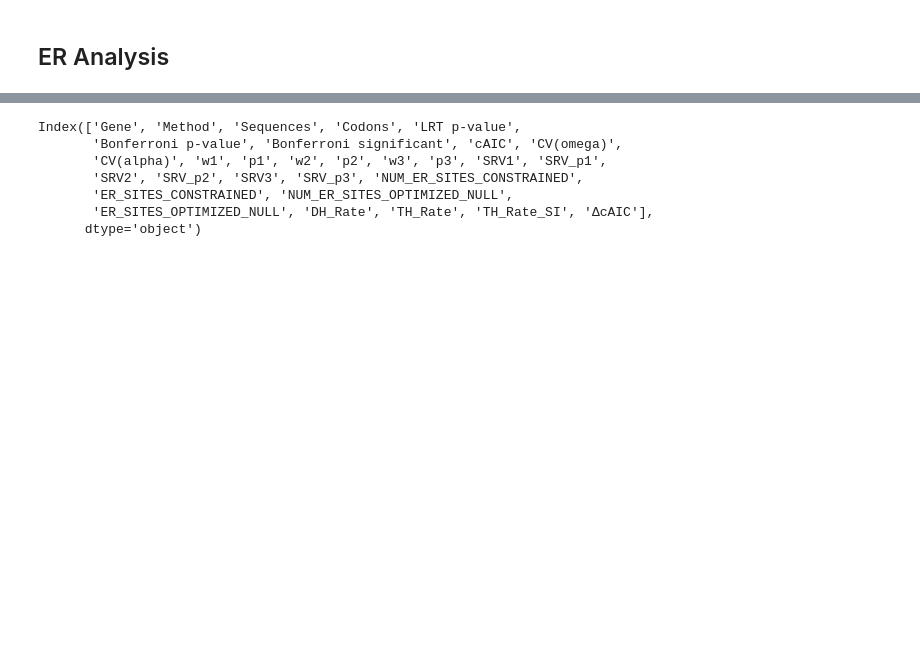
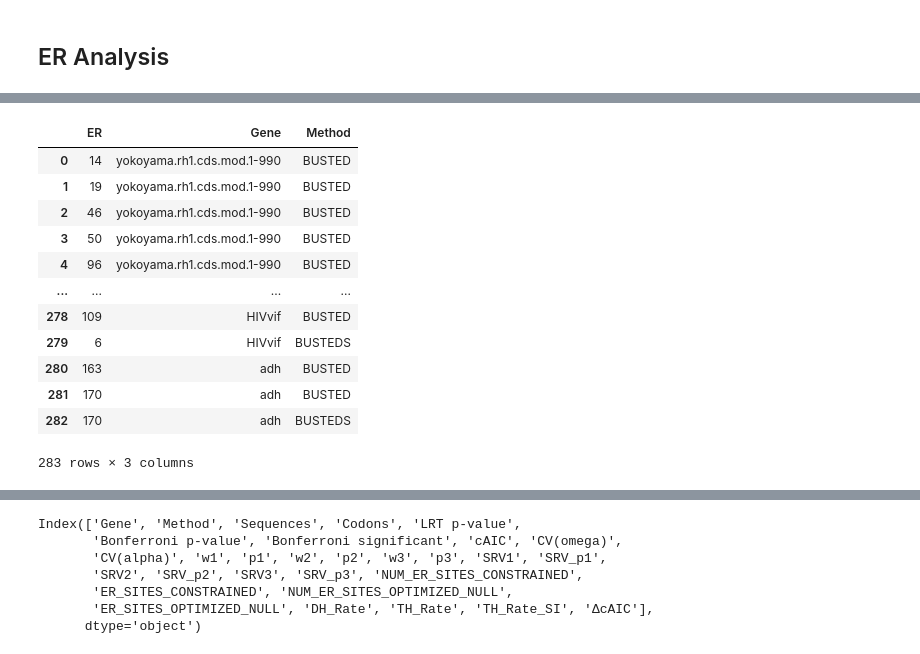
Before and after one commit to aglucaci/BUSTED_ModelTest, a Jupyter notebook: notebooks/View.ipynb, the cells around one changed output, grey strips where cells are left out. Saved outputs shown, nothing was run; the diff lists cells and outputs as text; code cells hidden in the pictures; blank space fills up the shorter version.

```diff
--- a/notebooks/View.ipynb
+++ b/notebooks/View.ipynb
@@ -294,0 +412,17 @@ print("# IQR (ΔcAIC)_loose:", round(IQR, 1))
+# %%
+df = pd.DataFrame.from_dict(data_dict, orient='index')
+df
+# %% [output]
+|  | ER | Gene | Method |
+| 0 | 14 | yokoyama.rh1.cds.mod.1-990 | BUSTED |
+| 1 | 19 | yokoyama.rh1.cds.mod.1-990 | BUSTED |
+| 2 | 46 | yokoyama.rh1.cds.mod.1-990 | BUSTED |
+| 3 | 50 | yokoyama.rh1.cds.mod.1-990 | BUSTED |
+| 4 | 96 | yokoyama.rh1.cds.mod.1-990 | BUSTED |
+| ... | ... | ... | ... |
+| 278 | 109 | HIVvif | BUSTED |
+| 279 | 6 | HIVvif | BUSTEDS |
+| 280 | 163 | adh | BUSTED |
+| 281 | 170 | adh | BUSTED |
+| 282 | 170 | adh | BUSTEDS |
+283 rows × 3 columns
```
Also changed, not shown: parts of 10 cells of this notebook, 1 other file.
